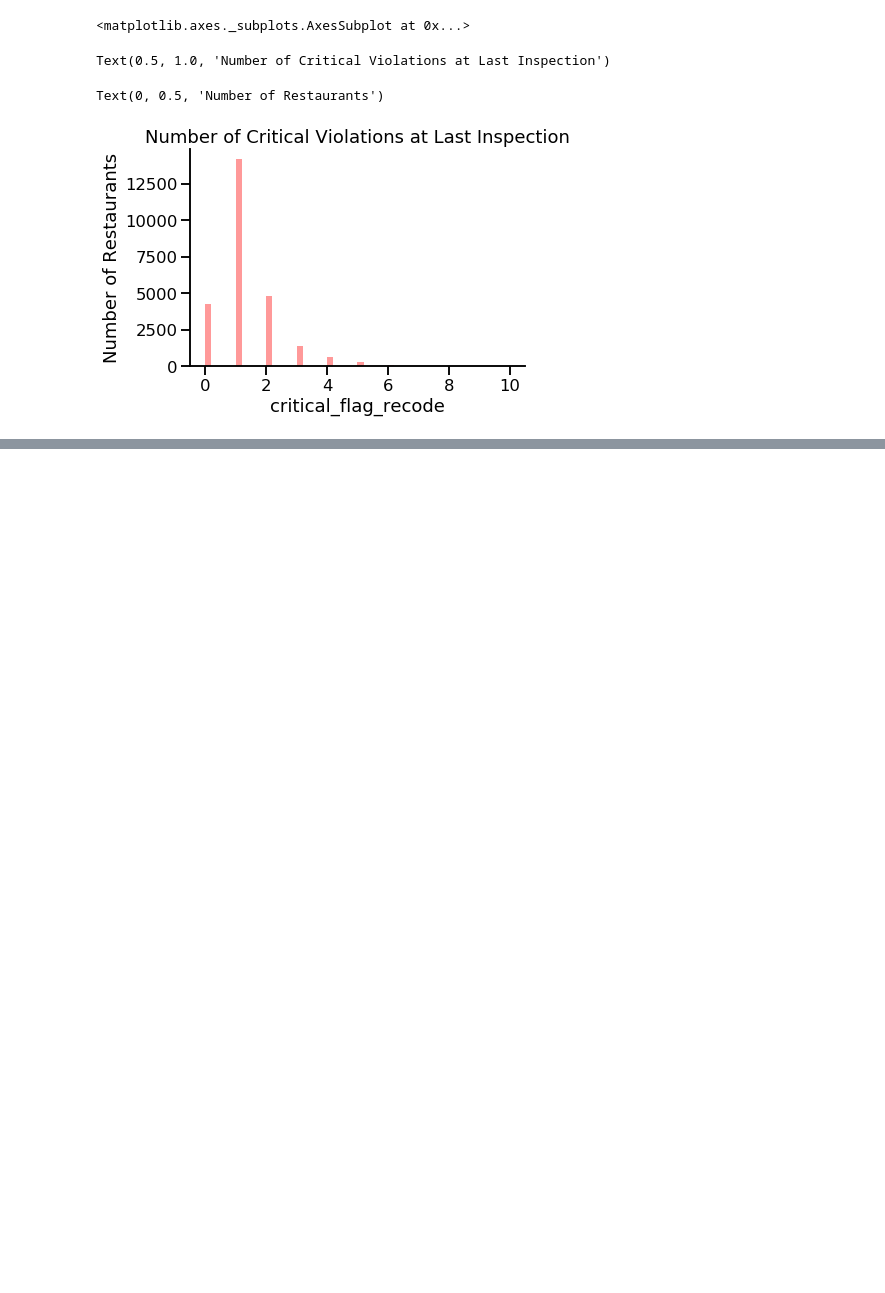
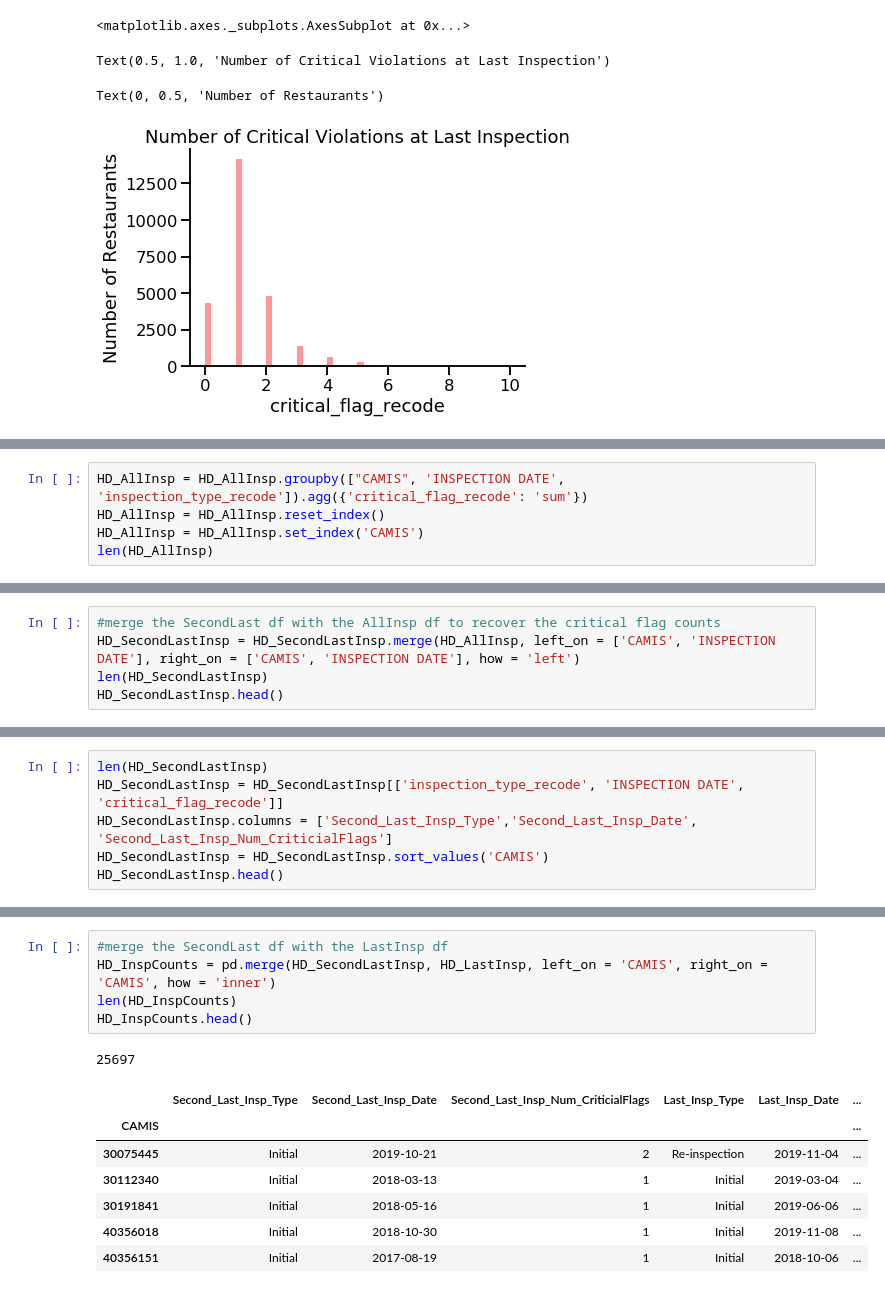
Before and after one commit to rbarryanwar/SafeEats, a Jupyter notebook: Health_EDA_cleaner.ipynb, the cells around one changed output, grey strips where cells are left out. Drawn from its saved outputs; the diff is of its cells as text; blank space fills up the shorter version.

```diff
--- a/Health_EDA_cleaner.ipynb
+++ b/Health_EDA_cleaner.ipynb
@@ -340,0 +601,5 @@ Text(0, 0.5, 'Number of Restaurants')
+# %%
+HD_AllInsp = HD_AllInsp.groupby(["CAMIS", 'INSPECTION DATE', 'inspection_type_recode']).agg({'critical_flag_recode': 'sum'})
+HD_AllInsp = HD_AllInsp.reset_index()
+HD_AllInsp = HD_AllInsp.set_index('CAMIS')
+len(HD_AllInsp)
@@ -340,0 +608,5 @@ Text(0, 0.5, 'Number of Restaurants')
+# %%
+#merge the SecondLast df with the AllInsp df to recover the critical flag counts
+HD_SecondLastInsp = HD_SecondLastInsp.merge(HD_AllInsp, left_on = ['CAMIS', 'INSPECTION DATE'], right_on = ['CAMIS', 'INSPECTION DATE'], how = 'left')
+len(HD_SecondLastInsp)
+HD_SecondLastInsp.head()
@@ -340,0 +629,6 @@ Text(0, 0.5, 'Number of Restaurants')
+# %%
+len(HD_SecondLastInsp)
+HD_SecondLastInsp = HD_SecondLastInsp[['inspection_type_recode', 'INSPECTION DATE', 'critical_flag_recode']]
+HD_SecondLastInsp.columns = ['Second_Last_Insp_Type','Second_Last_Insp_Date', 'Second_Last_Insp_Num_CriticialFlags']
+HD_SecondLastInsp = HD_SecondLastInsp.sort_values('CAMIS')
+HD_SecondLastInsp.head()
@@ -340,0 +658,14 @@ Text(0, 0.5, 'Number of Restaurants')
+# %%
+#merge the SecondLast df with the LastInsp df
+HD_InspCounts = pd.merge(HD_SecondLastInsp, HD_LastInsp, left_on = 'CAMIS', right_on = 'CAMIS', how = 'inner')
+len(HD_InspCounts)
+HD_InspCounts.head()
+# %% [output]
+25697
+|  | Second_Last_Insp_Type | Second_Last_Insp_Date | Second_Last_Insp_Num_CriticialFlags | Last_Insp_Type | Last_Insp_Date | ... |
+| CAMIS |  |  |  |  |  | ... |
+| 30075445 | Initial | 2019-10-21 | 2 | Re-inspection | 2019-11-04 | ... |
+| 30112340 | Initial | 2018-03-13 | 1 | Initial | 2019-03-04 | ... |
+| 30191841 | Initial | 2018-05-16 | 1 | Initial | 2019-06-06 | ... |
+| 40356018 | Initial | 2018-10-30 | 1 | Initial | 2019-11-08 | ... |
+| 40356151 | Initial | 2017-08-19 | 1 | Initial | 2018-10-06 | ... |
```
Also changed, not shown: parts of 51 cells of this notebook, 5 other files.
